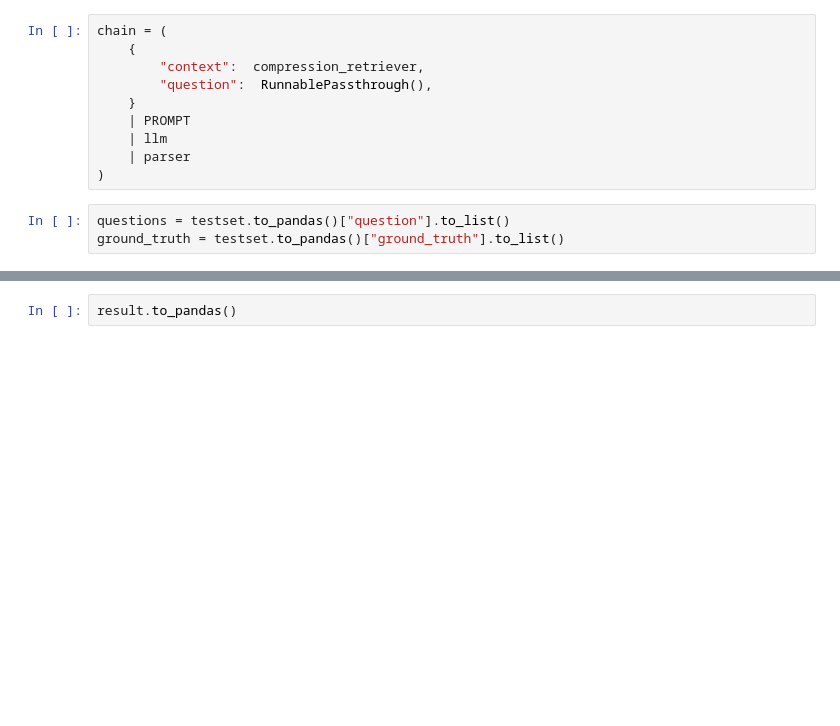
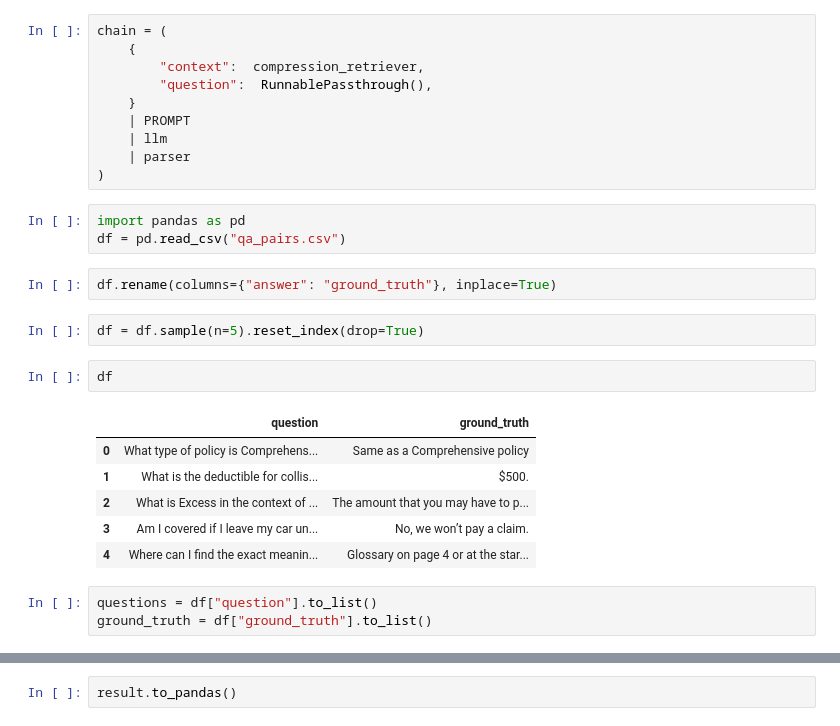
Before and after one commit to riphunter7001x/PolicyBot, a Jupyter notebook: experiment/eval.ipynb, the cells around one changed output, grey strips where cells are left out. Cells and saved outputs as stored; diff of their text form; blank space fills up the shorter version.

```diff
--- a/experiment/eval.ipynb
+++ b/experiment/eval.ipynb
@@ -105,6 +136,22 @@ chain = (
     | llm
     | parser
 )
+# %%
+import pandas as pd
+df = pd.read_csv("qa_pairs.csv")
+# %%
+df.rename(columns={"answer": "ground_truth"}, inplace=True)
+# %%
+df = df.sample(n=5).reset_index(drop=True)
+# %%
+df
+# %% [output]
+|  | question | ground_truth |
+| 0 | What type of policy is Comprehens... | Same as a Comprehensive policy |
+| 1 | What is the deductible for collis... | $500. |
+| 2 | What is Excess in the context of ... | The amount that you may have to p... |
+| 3 | Am I covered if I leave my car un... | No, we won’t pay a claim. |
+| 4 | Where can I find the exact meanin... | Glossary on page 4 or at the star... |
 # %%
-questions = testset.to_pandas()["question"].to_list()
-ground_truth = testset.to_pandas()["ground_truth"].to_list()
+questions = df["question"].to_list()
+ground_truth = df["ground_truth"].to_list()
```
Also changed, not shown: parts of 20 cells of this notebook, 9 other files.
